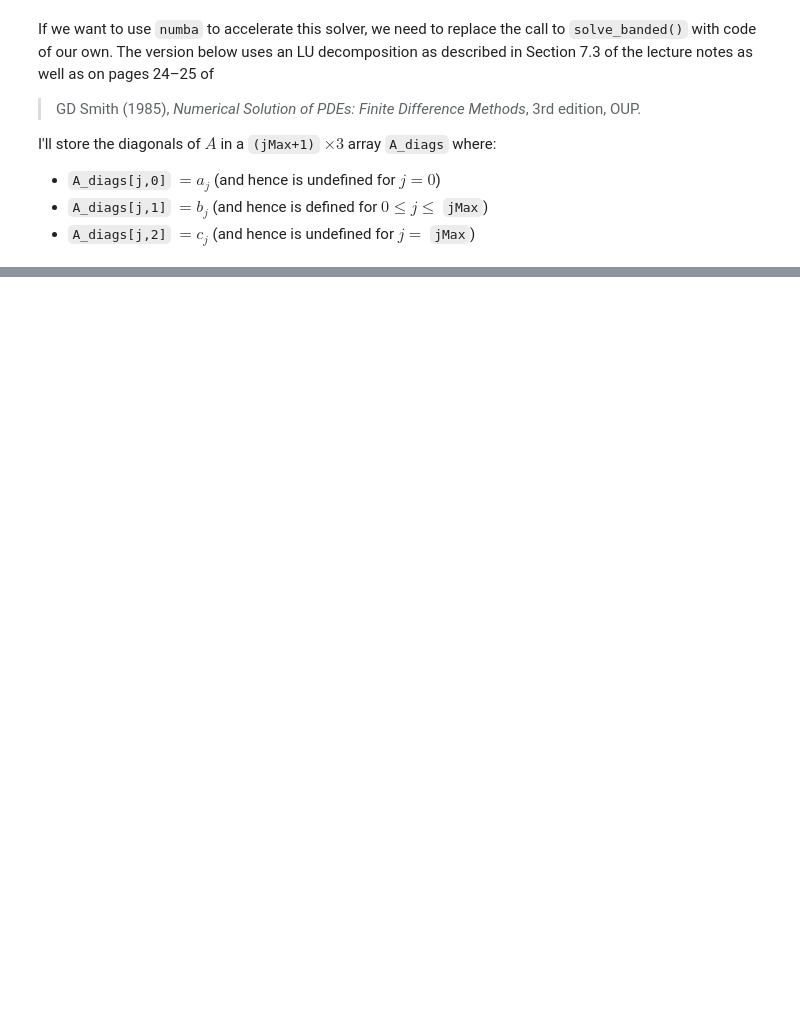
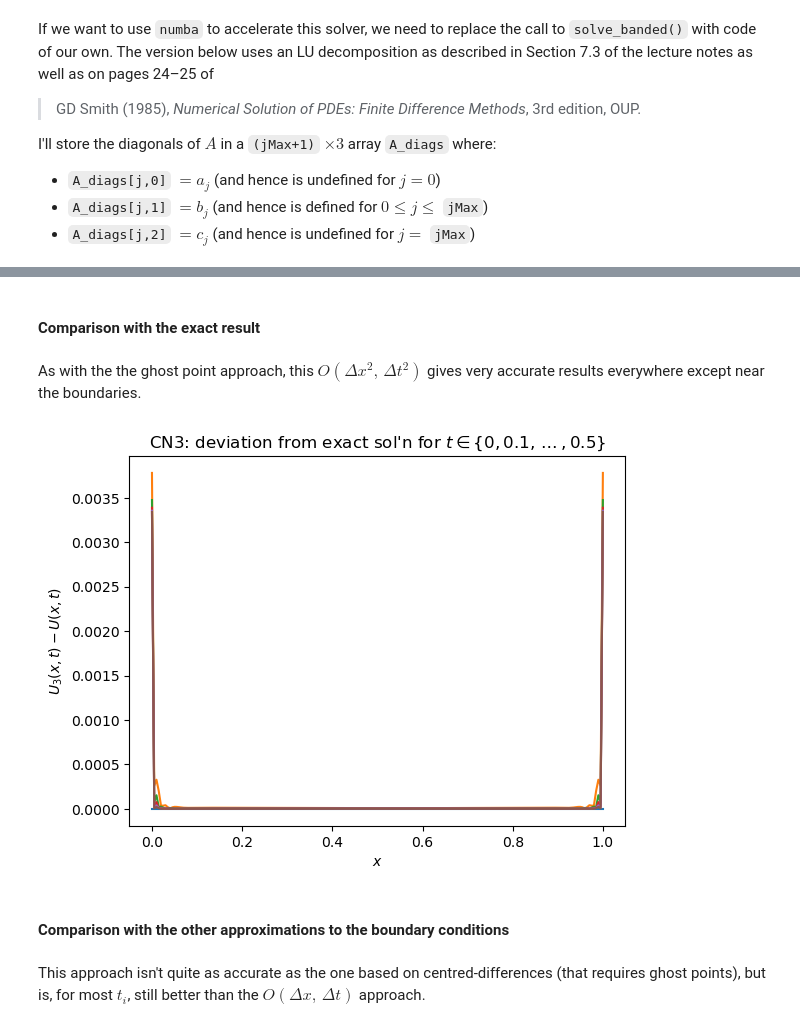
Before and after one commit to VenetianRed/MATH60082-python, a Jupyter notebook: examples/BoundaryConditions.ipynb, the cells around one changed output, grey strips where cells are left out. Saved outputs shown, nothing was run; the diff lists cells and outputs as text; code cells hidden in the pictures; blank space fills up the shorter version.

```diff
--- a/examples/BoundaryConditions.ipynb
+++ b/examples/BoundaryConditions.ipynb
@@ -612,13 +603,4 @@ def HeatEqn_CN3( iMax, jMax, tMax ):
     # Return the results
     return xVals, tVals, result
 # %%
-xVals, tVals, CN3_result = HeatEqn_CN3( iMax, jMax, tMax )
+xVals, tVals, CN2a_result = HeatEqn_CN2a( iMax, jMax, tMax )
-# %%
-for i in range(6):
-    uVals = np.array( CN3_result[:,iStep*i] )
-    plt.plot( xVals, uVals )
-
-plt.xlabel( "$x$" )
-plt.ylabel( "$U(x, t)$" )
-plt.title( "Crank-Nicolson-3 solutions for $t \\in \\{0, 0.1, \\dots, 0.5\\}$" )
-plt.show()
@@ -635,15 +615,13 @@ Max difference between CN3_result and CN2_result is 7.6716e-14
 # Do some timing experiments
 from timeit import timeit
 
-iMax = 256
-jMax = 256
 nReps = 100
 CN2_time = timeit( "HeatEqn_CN2( iMax, jMax, tMax )", number=nReps, globals=globals() )
 print( f"{nReps} repetitions of HeatEqn_CN2() took {CN2_time:.2f} seconds." )
 
-CN3_time = timeit( "HeatEqn_CN3( iMax, jMax, tMax )", number=nReps, globals=globals() )
-print( f"{nReps} repetitions of HeatEqn_CN3() took {CN3_time:.4f} seconds." )
+CN2a_time = timeit( "HeatEqn_CN2a( iMax, jMax, tMax )", number=nReps, globals=globals() )
+print( f"{nReps} repetitions of HeatEqn_CN3() took {CN2a_time:.4f} seconds." )
 
-ratio = CN2_time/CN3_time
+ratio = CN2_time/CN2a_time
 print( f"That's a speedup by a factor of around {ratio:.0f}." )
 # %% [output]
@@ -652,0 +836,19 @@ That's a speedup by a factor of around 26.
+# %% [markdown]
+#### Comparison with the exact result
+# %%
+xVals, tVals, CN3a_result = HeatEqn_CN3a( iMax, jMax, tMax )
+# %% [markdown]
+As with the the ghost point approach, this $O(\Delta x^2, \, \Delta t^2)$ gives very accurate results everywhere except near the boundaries.
+# %%
+for i in range(6):
+    diffVals = np.abs(np.array( CN3a_result[:,iStep*i] - exact_result[:,iStep*i]))
+    plt.plot( xVals, diffVals )
+
+plt.xlabel( "$x$" )
+plt.ylabel( "$U_3(x, t) - U(x,t)$" )
+plt.title( "CN3: deviation from exact sol'n for $t \\in \\{0, 0.1, \\dots, 0.5\\}$" )
+plt.show()
+# %% [output]
+[figure, added]
+# %% [markdown]
+#### Comparison with the other approximations to the boundary conditions
@@ -652,0 +858,2 @@ That's a speedup by a factor of around 26.
+# %% [markdown]
+This approach isn't quite as accurate as the one based on centred-differences (that requires ghost points), but is, for most $t_i$, still better than the $O(\Delta x, \, \Delta t)$ approach.
```
Also changed, not shown: parts of 26 cells of this notebook.
